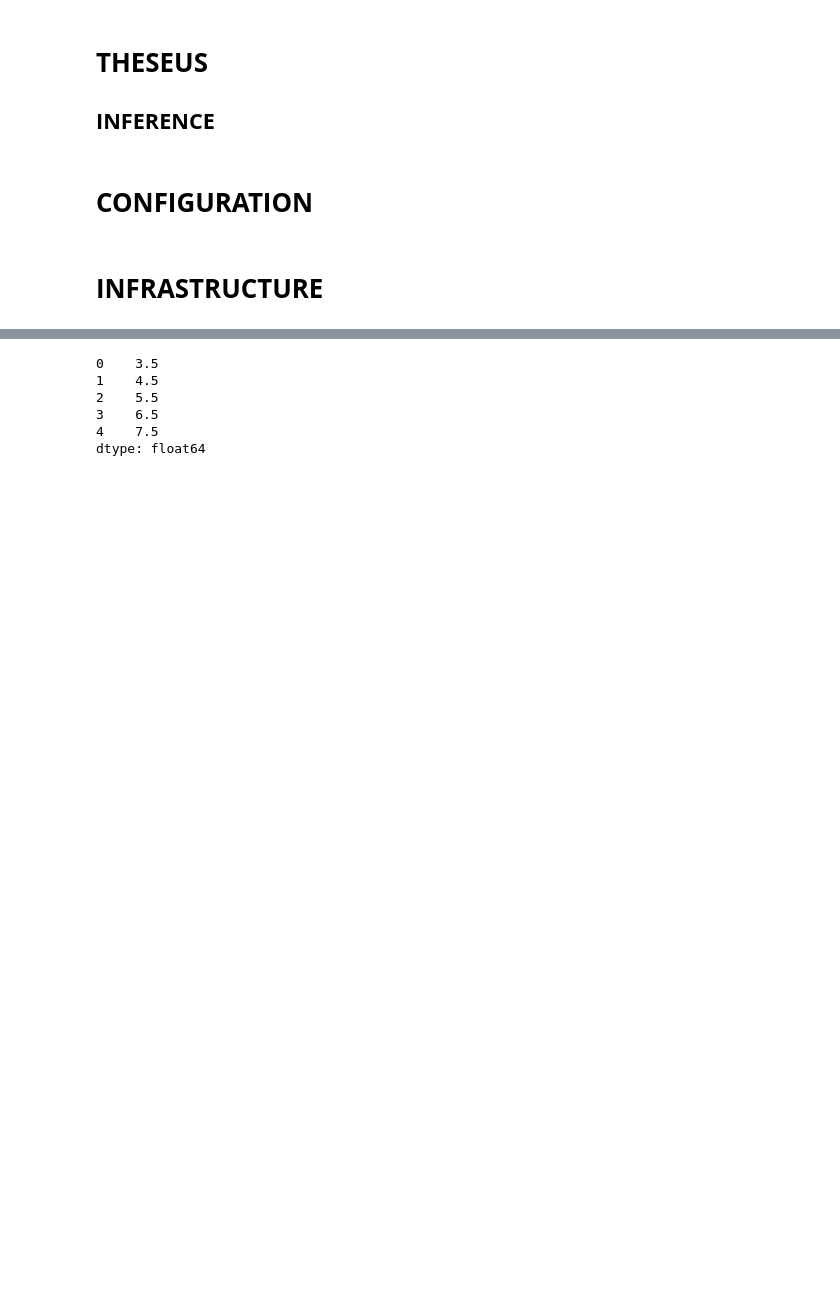
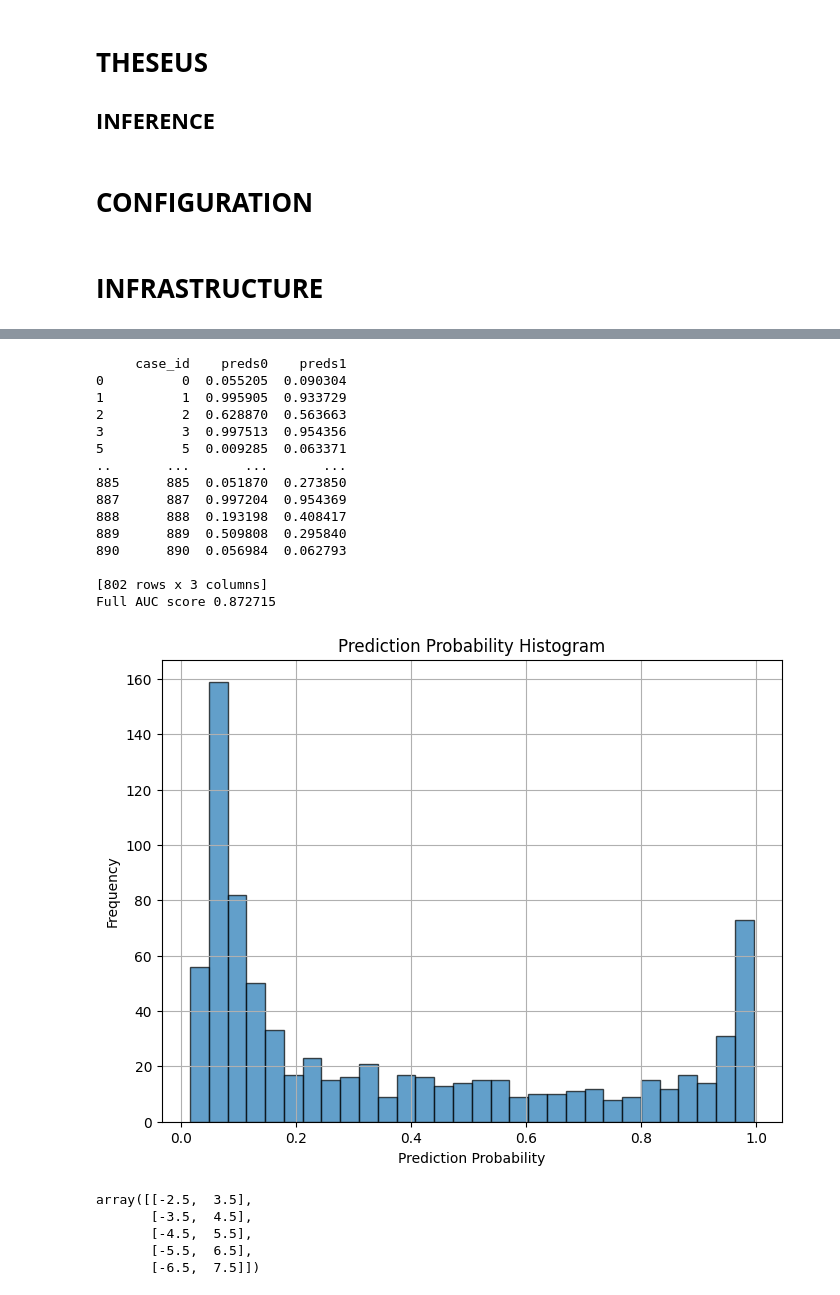
Before and after one commit to matousfamera/Home_Credit_Kaggle, a Jupyter notebook: theseus/theseus-inference.ipynb, the cells around one changed output, grey strips where cells are left out. Cells and saved outputs as stored; diff of their text form; code cells hidden in the pictures; blank space fills up the shorter version.

```diff
--- a/theseus/theseus-inference.ipynb
+++ b/theseus/theseus-inference.ipynb
@@ -245,10 +341,32 @@ def simple_average(path):
             result = X.mean(axis=1)
 
             # Convert the result to a pandas Series
-            result = pd.Series(result)
+            result1 = pd.Series(result)
+            result0= 1 - pd.Series(result)
 
-            return result
+            return pd.DataFrame({'0': result0, '1': result1}).values
 
     model=Average()
 
-    return model, None
+    data=pd.read_parquet("/kaggle/working/input0.parquet")
+
+
+
+    data.drop(data[data['target'].isnull()].index, inplace=True)
+    target=data['target'].copy()
+
+    data.drop(columns=['target','WEEK_NUM'], inplace=True)
+
+    print(data)
+    oof_preds=model.predict_proba(data.drop(columns=['case_id']))[:,1]
+
+    print('Full AUC score %.6f' % roc_auc_score(target, oof_preds))
+    plt.figure(figsize=(8, 6))
+    plt.hist(oof_preds, bins=30, edgecolor='k', alpha=0.7)
+    plt.xlabel('Prediction Probability')
+    plt.ylabel('Frequency')
+    plt.title('Prediction Probability Histogram')
+    plt.grid(True)
+    plt.show()
+
+    return model, pd.DataFrame({'preds': pd.Series(oof_preds, index=data['case_id'])})
@@ -261,12 +398,27 @@ data = {
 # Create a pandas DataFrame from the dictionary
 df = pd.DataFrame(data)
 # %%
-model=simple_average("abc")
+model, oof_preds=simple_average("abc")
 model.predict_proba(df)
 # %% [output]
-0    3.5
-1    4.5
-2    5.5
-3    6.5
-4    7.5
-dtype: float64
+     case_id    preds0    preds1
+0          0  0.055205  0.090304
+1          1  0.995905  0.933729
+2          2  0.628870  0.563663
+3          3  0.997513  0.954356
+5          5  0.009285  0.063371
+..       ...       ...       ...
+885      885  0.051870  0.273850
+887      887  0.997204  0.954369
+888      888  0.193198  0.408417
+889      889  0.509808  0.295840
+890      890  0.056984  0.062793
+
+[802 rows x 3 columns]
+Full AUC score 0.872715
+[figure, added]
+array([[-2.5,  3.5],
+       [-3.5,  4.5],
+       [-4.5,  5.5],
+       [-5.5,  6.5],
+       [-6.5,  7.5]])
```
Also changed, not shown: parts of 15 cells of this notebook.
